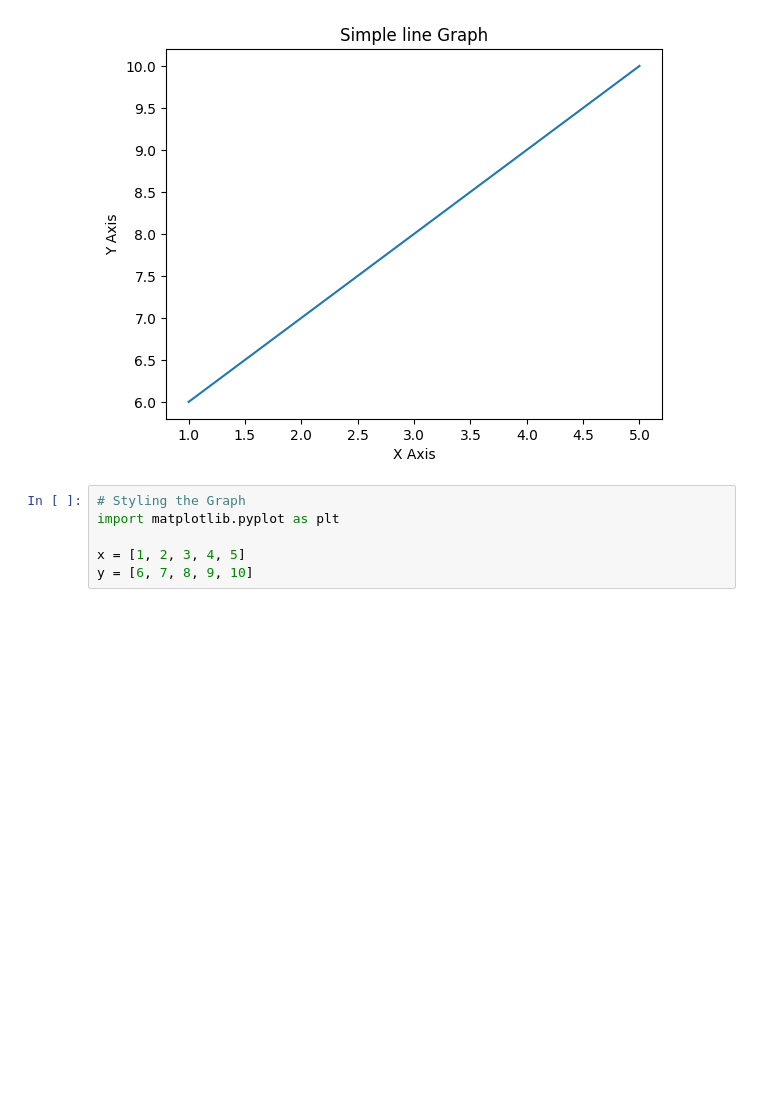
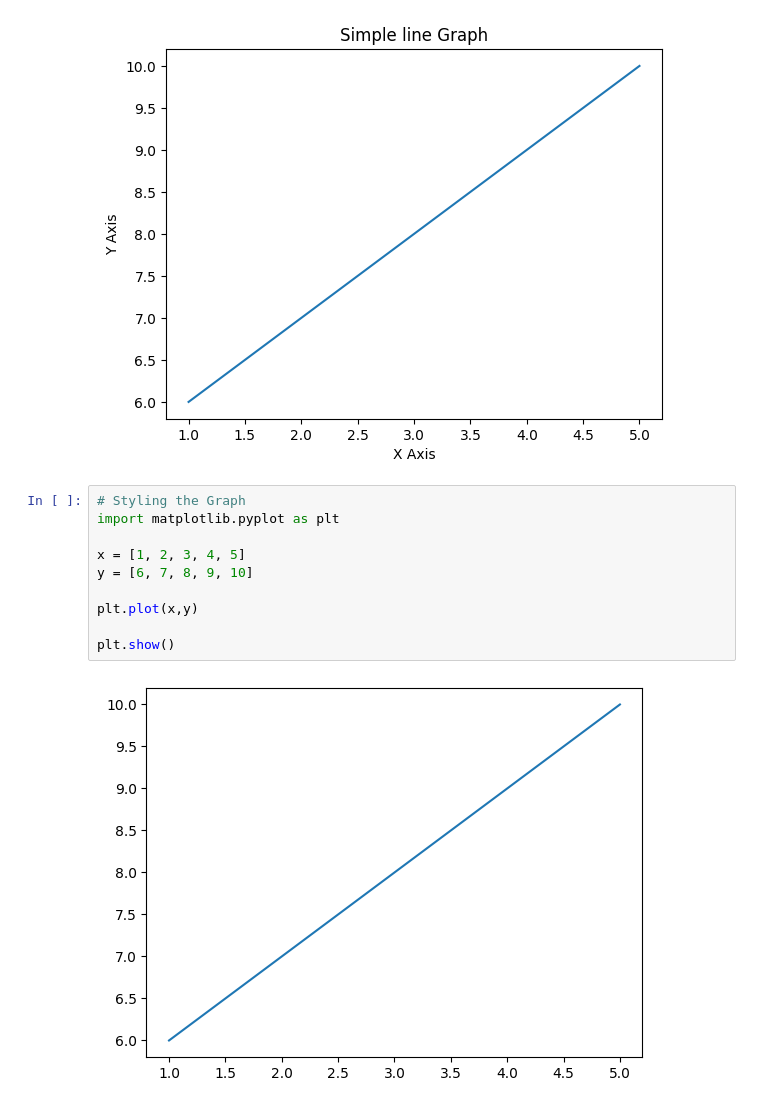
Before and after one commit to ub-victor/Python-Learning, a Jupyter notebook: BigData_work/matplotlib_Learning.ipynb, the cells around one changed output. Drawn from its saved outputs; the diff is of its cells as text; blank space fills up the shorter version.

```diff
--- a/BigData_work/matplotlib_Learning.ipynb
+++ b/BigData_work/matplotlib_Learning.ipynb
@@ -39,6 +39,12 @@ plt.show()
 # %%
 # Styling the Graph
 import matplotlib.pyplot as plt
 
 x = [1, 2, 3, 4, 5]
 y = [6, 7, 8, 9, 10]
+
+plt.plot(x,y)
+
+plt.show()
+# %% [output]
+[figure, added]
```
